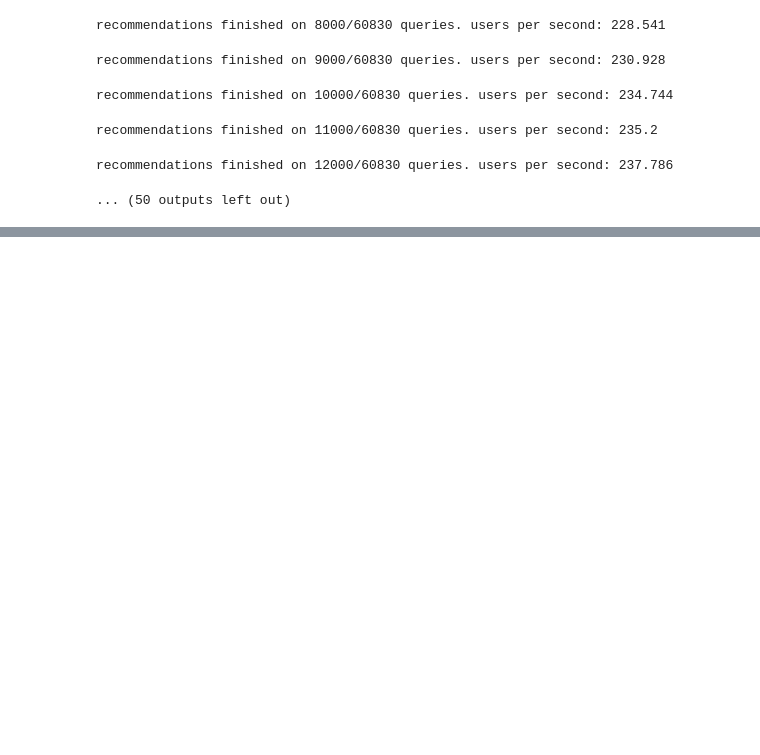
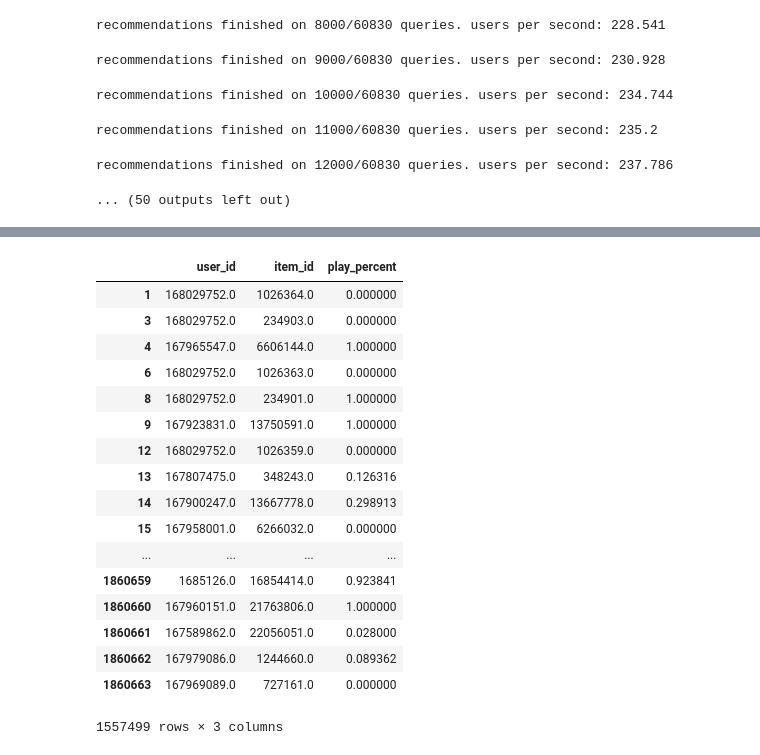
Before and after one commit to BryanBo-Cao/data-science, a Jupyter notebook: music-box/src/Capstone-RecommendationOnPlay-BryanBCRevision-BasedOnReferenceCode-running.ipynb, the cells around one changed output, grey strips where cells are left out. Saved outputs shown, nothing was run; the diff lists cells and outputs as text; code cells hidden in the pictures; blank space fills up the shorter version.

Commit message:
Capstone-RecommendationOnPlay-BryanBCRevision-BasedOnReferenceCode-running popularity recommender

```diff
--- a/music-box/src/Capstone-RecommendationOnPlay-BryanBCRevision-BasedOnReferenceCode-running.ipynb
+++ b/music-box/src/Capstone-RecommendationOnPlay-BryanBCRevision-BasedOnReferenceCode-running.ipynb
@@ -600,0 +613,22 @@ item_item_rec_on_funniness = graphlab.recommender.item_similarity_recommender.cr
+# %%
+df_for_rec_on_popularity = df_for_rec_on_popularity.rename(index=str, columns={"uid": "user_id", "song_id": "item_id"})
+df_for_rec_on_popularity
+# %% [output]
+|  | user_id | item_id | play_percent |
+| 1 | 168029752.0 | 1026364.0 | 0.000000 |
+| 3 | 168029752.0 | 234903.0 | 0.000000 |
+| 4 | 167965547.0 | 6606144.0 | 1.000000 |
+| 6 | 168029752.0 | 1026363.0 | 0.000000 |
+| 8 | 168029752.0 | 234901.0 | 1.000000 |
+| 9 | 167923831.0 | 13750591.0 | 1.000000 |
+| 12 | 168029752.0 | 1026359.0 | 0.000000 |
+| 13 | 167807475.0 | 348243.0 | 0.126316 |
+| 14 | 167900247.0 | 13667778.0 | 0.298913 |
+| 15 | 167958001.0 | 6266032.0 | 0.000000 |
+| ... | ... | ... | ... |
+| 1860659 | 1685126.0 | 16854414.0 | 0.923841 |
+| 1860660 | 167960151.0 | 21763806.0 | 1.000000 |
+| 1860661 | 167589862.0 | 22056051.0 | 0.028000 |
+| 1860662 | 167979086.0 | 1244660.0 | 0.089362 |
+| 1860663 | 167969089.0 | 727161.0 | 0.000000 |
+1557499 rows × 3 columns
```
Also changed, not shown: parts of 7 cells of this notebook.
